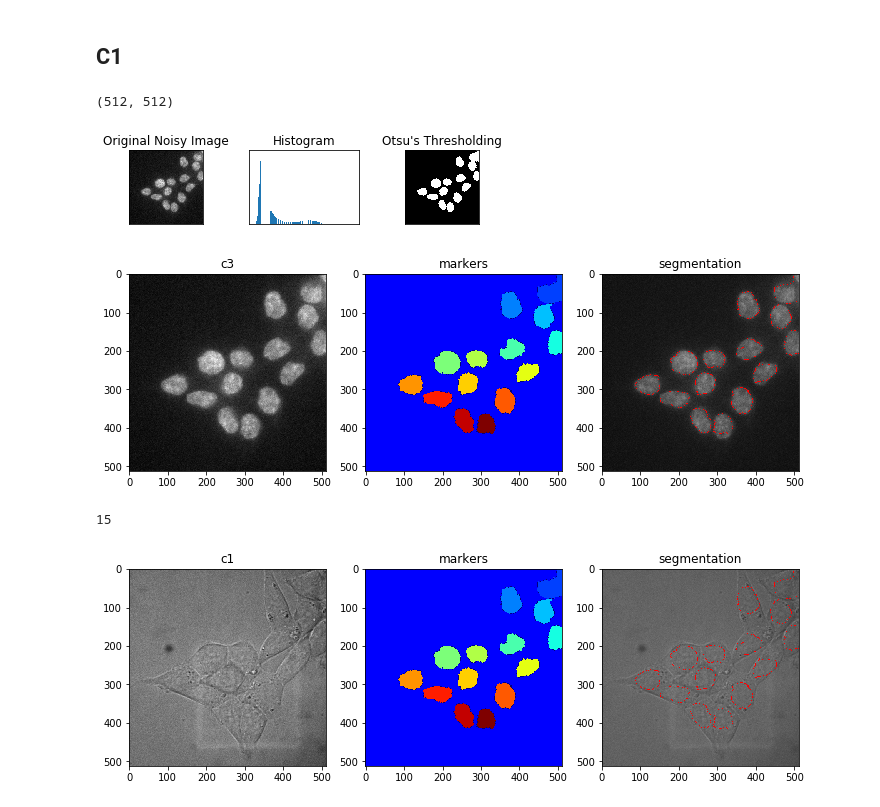
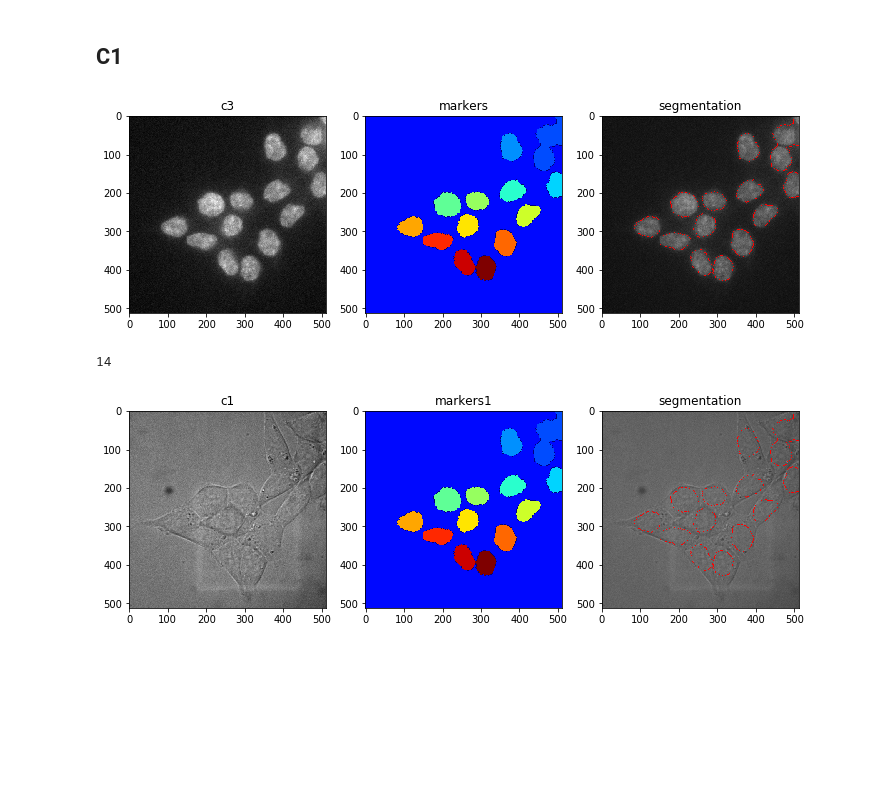
Before and after one commit to jasonjnie/2D-Cell-Image-Segmentation, a Jupyter notebook: Cell_Image_Segmentation.ipynb, the cells around one changed output. Drawn from its saved outputs; the diff is of its cells as text; code cells hidden in the pictures; blank space fills up the shorter version.

```diff
--- a/Cell_Image_Segmentation.ipynb
+++ b/Cell_Image_Segmentation.ipynb
@@ -770,35 +756,62 @@ print(markers.max())
 # %% [markdown]
 ## C1
-# %%
-img_path_c3 = './data/c3/Snap-808-Image Export-83_c3_ORG.tif'
-img_c3 = np.asarray(Image.open(img_path_c3))
-print(img_c3.shape)
-plt.subplot(1, 2, 1)
-plt.title('c3')
-plt.imshow(img_c3, cmap='gray')
-
-markers = c3_segmentation(img_c3)
-# %% [output]
-(512, 512)
-[figure, removed]
-[figure, removed]
-15
 # %%
 img_path_c1 = './data/c1/Snap-808-Image Export-83_c1_ORG.tif'
 img_c1 = np.asarray(Image.open(img_path_c1))
-img_color = cv2.cvtColor(img_c1, cv2.COLOR_GRAY2BGR)
-img_color[markers == -1] = (255, 0, 0)
+
+fig = plt.figure(figsize=(12,4))
+plt.subplot(1,3,1)
+plt.imshow(img_c3, 'gray')
+plt.title('c3')
+plt.subplot(1,3,2)
+plt.imshow(markers3, 'jet')
+plt.title('markers')
+plt.subplot(1,3,3)
+plt.imshow(img_color3)
+plt.title('segmentation')
+plt.show()
+
+'''
+# Otsu's thresholding
+ret1, th1 = cv2.threshold(img_c1,0,255,cv2.THRESH_BINARY+cv2.THRESH_OTSU)
+
+# noise removal
+kernel = np.ones((3,3), np.uint8)
+opening1 = cv2.morphologyEx(th1, cv2.MORPH_OPEN, kernel, iterations = 3)
+
+# sure background area
+sure_bg1 = cv2.dilate(opening1, kernel, iterations=2)
+
+# Finding sure foreground area
+dist_transform1 = cv2.distanceTransform(opening1, cv2.DIST_L2, 3)
+ret1, sure_fg1 = cv2.threshold(dist_transform1, 0.05*dist_transform1.max(), 255, 0)
+
+# Finding unknown region
+sure_fg1 = np.uint8(sure_fg1)
+unknown1 = cv2.subtract(sure_bg1, sure_fg1)
+
+ret1, markers1 = cv2.connectedComponents(sure_fg1)
+markers1 += 1
+markers1[unknown1==255] = 0
+'''
+img_color1 = cv2.cvtColor(img_c1, cv2.COLOR_GRAY2BGR)
+markers1 = copy.deepcopy(markers3)
+markers1 = cv2.watershed(img_color1, markers1)
+img_color1[markers1 == -1] = [255,0,0]
+print(markers1.max())
 
 fig = plt.figure(figsize=(12,4))
 plt.subplot(1,3,1)
 plt.imshow(img_c1, 'gray')
 plt.title('c1')
 plt.subplot(1,3,2)
-plt.imshow(markers, 'jet')
-plt.title('markers')
+plt.imshow(markers1, 'jet')
+plt.title('markers1')
 plt.subplot(1,3,3)
-plt.imshow(img_color)
+plt.imshow(img_color1)
 plt.title('segmentation')
 plt.show()
 # %% [output]
-[figure, old version]
+[figure, new version]
+14
+[figure, added]
```
Also changed, not shown: parts of 4 cells of this notebook.
